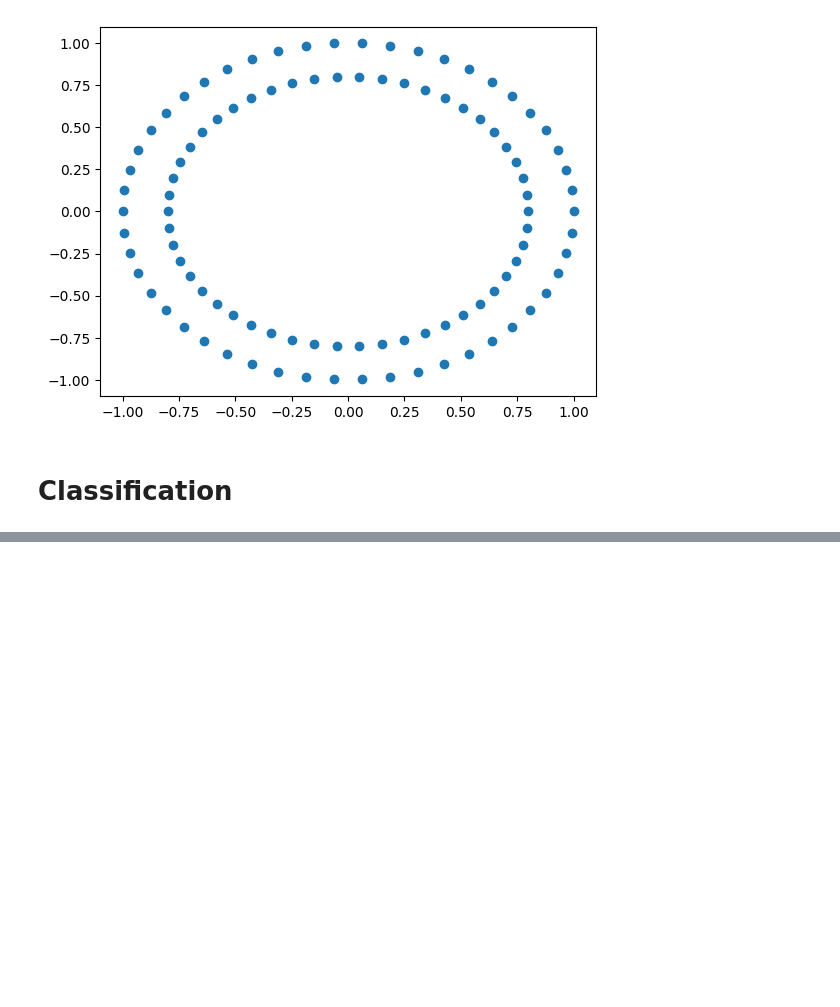
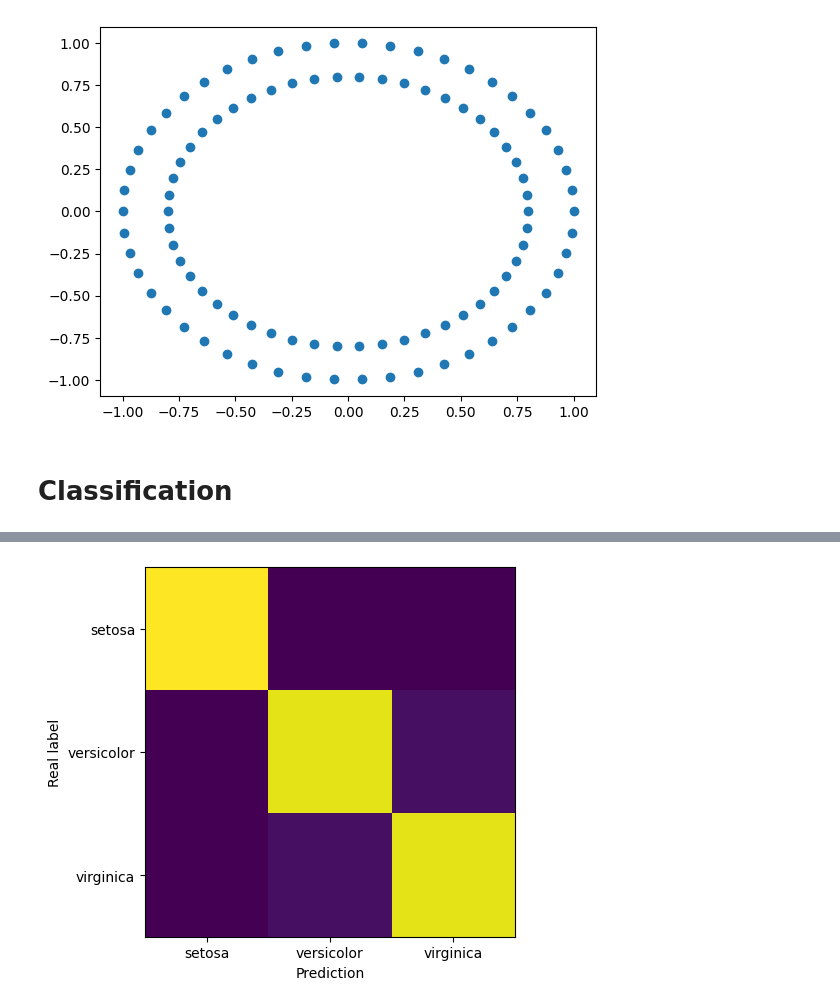
Before and after one commit to Ming06-22/Computer-vision, a Jupyter notebook: Introduction of scikit-learn.ipynb, the cells around one changed output, grey strips where cells are left out. Cells and saved outputs as stored; diff of their text form; code cells hidden in the pictures; blank space fills up the shorter version.

```diff
--- a/Introduction of scikit-learn.ipynb
+++ b/Introduction of scikit-learn.ipynb
@@ -242,0 +1106,33 @@ print(model.score(x, y))
+# %%
+from sklearn.datasets import load_iris
+from sklearn.utils import shuffle
+from sklearn.svm import SVC
+from sklearn.metrics import confusion_matrix, ConfusionMatrixDisplay
+from collections import Counter
+import matplotlib.pyplot as plt
+
+# load iris dataset
+X, y = load_iris(return_X_y = True)
+X, y = shuffle(X, y, random_state = 0)
+
+# construct model
+model = SVC()
+model.fit(X, y)
+
+# get prediction and construct confusion matrix
+prediction = model.predict(X)
+confusion_matrix = confusion_matrix(y, prediction)
+
+# get information
+locations = [i for i in range(len(Counter(y)))]
+labels = load_iris().target_names
+
+# display confusion matrix
+plt.xticks(locations, labels)
+plt.yticks(locations, labels)
+plt.xlabel("Prediction")
+plt.ylabel("Real label")
+plt.imshow(confusion_matrix)
+plt.show()
+# %% [output]
+[figure, added]
```
Also changed, not shown: parts of 68 cells of this notebook.
